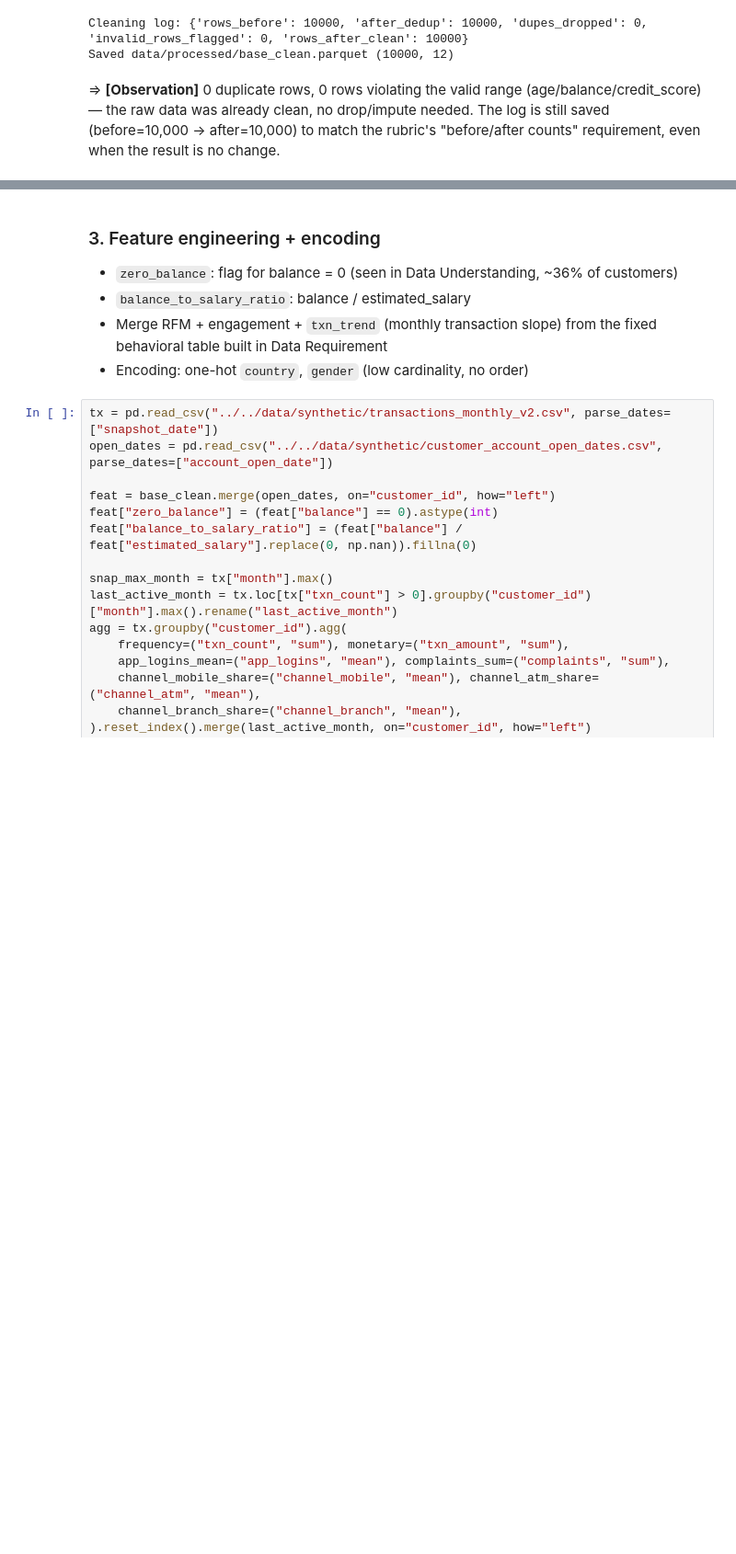
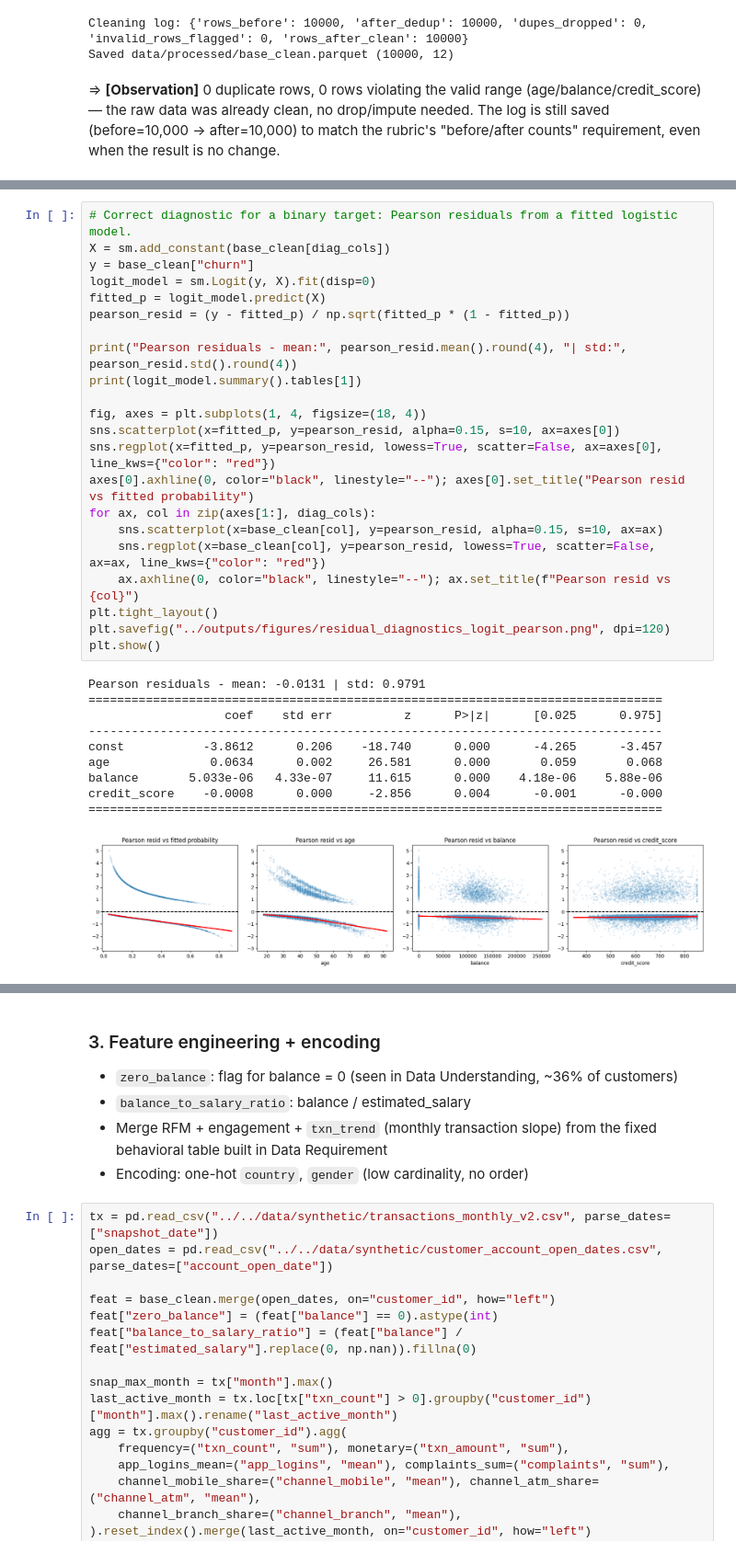
Before and after one commit to sonkd/Churn-Banking-Prediction, a Jupyter notebook: research/notebooks/eda_feature_engineering.ipynb, the cells around one changed output, grey strips where cells are left out. Shown at 92% size. Saved outputs shown, nothing was run; the diff lists cells and outputs as text; blank space fills up the shorter version.

```diff
--- a/research/notebooks/eda_feature_engineering.ipynb
+++ b/research/notebooks/eda_feature_engineering.ipynb
@@ -601,0 +630,33 @@ Saved data/processed/base_clean.parquet (10000, 12)
+# %%
+# Correct diagnostic for a binary target: Pearson residuals from a fitted logistic model.
+X = sm.add_constant(base_clean[diag_cols])
+y = base_clean["churn"]
+logit_model = sm.Logit(y, X).fit(disp=0)
+fitted_p = logit_model.predict(X)
+pearson_resid = (y - fitted_p) / np.sqrt(fitted_p * (1 - fitted_p))
+
+print("Pearson residuals - mean:", pearson_resid.mean().round(4), "| std:", pearson_resid.std().round(4))
+print(logit_model.summary().tables[1])
+
+fig, axes = plt.subplots(1, 4, figsize=(18, 4))
+sns.scatterplot(x=fitted_p, y=pearson_resid, alpha=0.15, s=10, ax=axes[0])
+sns.regplot(x=fitted_p, y=pearson_resid, lowess=True, scatter=False, ax=axes[0], line_kws={"color": "red"})
+axes[0].axhline(0, color="black", linestyle="--"); axes[0].set_title("Pearson resid vs fitted probability")
+for ax, col in zip(axes[1:], diag_cols):
+    sns.scatterplot(x=base_clean[col], y=pearson_resid, alpha=0.15, s=10, ax=ax)
+    sns.regplot(x=base_clean[col], y=pearson_resid, lowess=True, scatter=False, ax=ax, line_kws={"color": "red"})
+    ax.axhline(0, color="black", linestyle="--"); ax.set_title(f"Pearson resid vs {col}")
+plt.tight_layout()
+plt.savefig("../outputs/figures/residual_diagnostics_logit_pearson.png", dpi=120)
+plt.show()
+# %% [output]
+Pearson residuals - mean: -0.0131 | std: 0.9791
+================================================================================
+                   coef    std err          z      P>|z|      [0.025      0.975]
+--------------------------------------------------------------------------------
+const           -3.8612      0.206    -18.740      0.000      -4.265      -3.457
+age              0.0634      0.002     26.581      0.000       0.059       0.068
+balance       5.033e-06   4.33e-07     11.615      0.000    4.18e-06    5.88e-06
+credit_score    -0.0008      0.000     -2.856      0.004      -0.001      -0.000
+================================================================================
+[figure, added]
```
Also changed, not shown: parts of 7 cells of this notebook, 2 other files.
